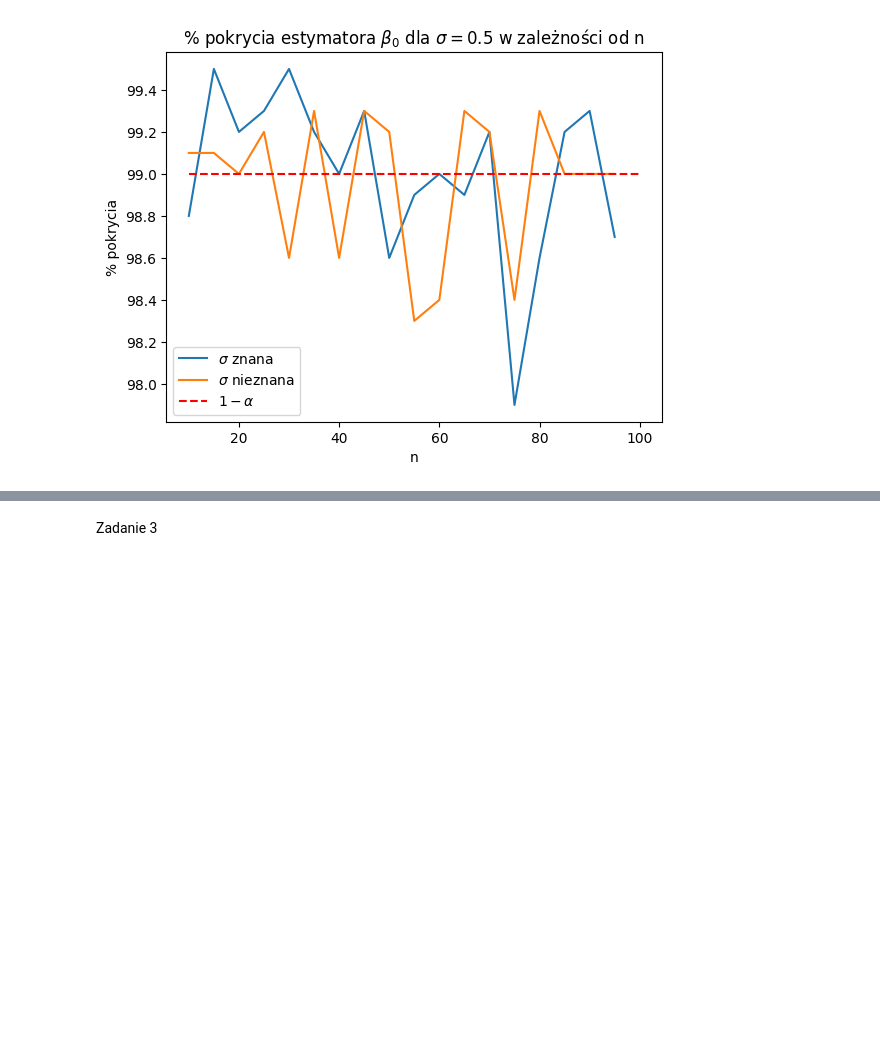
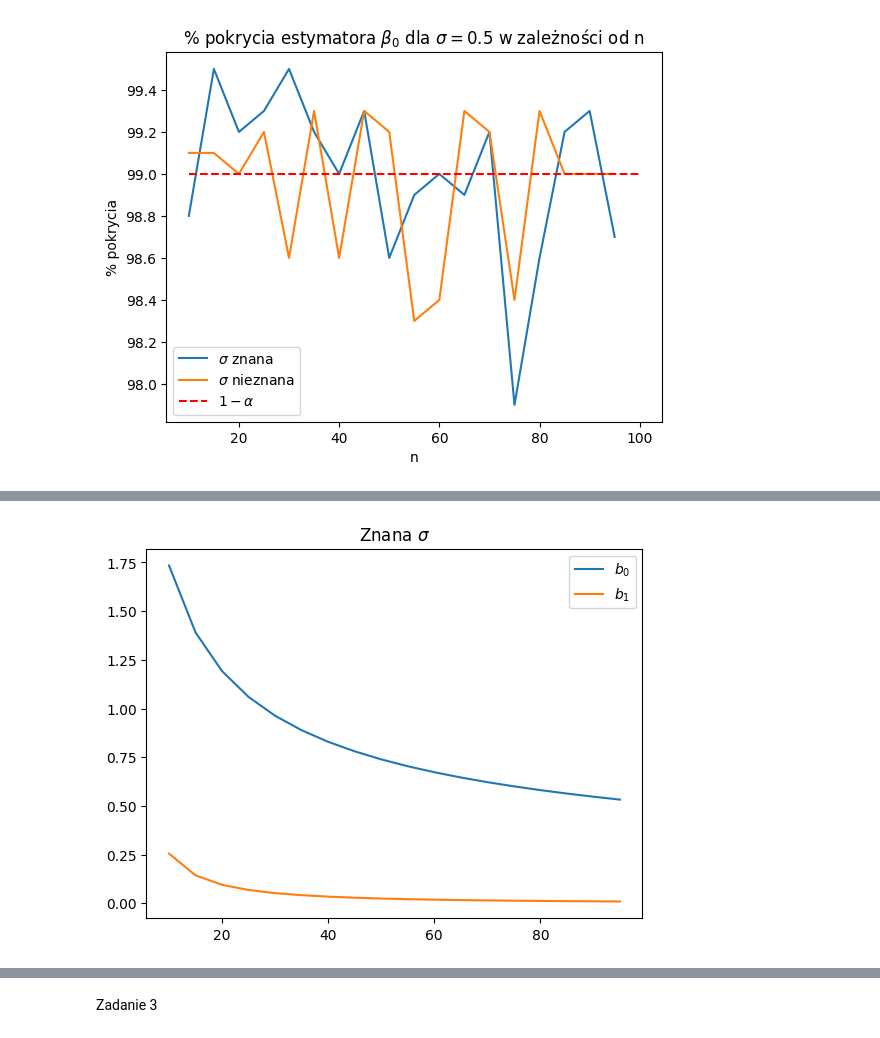
Before and after one commit to rafglo/Computer-Analysis-of-Time-Series, a Jupyter notebook: lista3.ipynb, the cells around one changed output, grey strips where cells are left out. Drawn from its saved outputs; the diff is of its cells as text; code cells hidden in the pictures; blank space fills up the shorter version.

```diff
--- a/lista3.ipynb
+++ b/lista3.ipynb
@@ -143,18 +142,0 @@ def pu_length(sigma, b0, b1, alpha,n):
-# %%
-pb1_znana = []
-pb0_znana = []
-pb1_nieznana = []
-pb0_nieznana = []
-for n in ns:
-    for _ in range(mc):
-        b1_prob_nieznana, b0_prob_nieznana = mc_test(n, sigma, b0, b1, mc, alpha, False)
-        b1_prob_znana, b0_prob_znana = mc_test(n, sigma, b0, b1, mc, alpha, True)
-        pb1_znana.append(b1_prob_znana)
-        pb0_znana.append(b0_prob_znana)
-        pb1_nieznana.append(b1_prob_nieznana)
-        pb0_nieznana.append(b0_prob_nieznana)
-# %%
-
-for n in ns:
-    b0_r, b1_r = pu_length_dif(sigma, b0, b1, alpha)
-    print(f"Różnica długości przedziałów dla alpha = {alpha}, sigma = {sigma}, n = {n}\nb1 = {b1_r}\nb2 = {b0_r}")
@@ -180,0 +143,21 @@ W wiekszości przedziały ufności dla nieznanej wariancji są dłuższe, a wię
+# %%
+dlugosc_b1_znana = []
+dlugosc_b0_znana = []
+dlugosc_b1_nieznana = []
+dlugosc_b0_nieznana = []
+for n in ns:
+    dlugosc_b1_znana_n = []
+    dlugosc_b0_znana_n = []
+    dlugosc_b1_nieznana_n = []
+    dlugosc_b0_nieznana_n = []
+    for _ in range(10):
+        b0_nieznana, b0_znana, b1_nieznana, b1_znana = pu_length(sigma, b0, b1, alpha, n)
+        dlugosc_b1_znana_n.append(b1_znana)
+        dlugosc_b0_znana_n.append(b0_znana)
+        dlugosc_b1_nieznana_n.append(b1_nieznana)
+        dlugosc_b0_nieznana_n.append(b0_nieznana)
+        print(pu_length(sigma,b0,b1,alpha,n))
+    dlugosc_b1_znana.append(np.mean(dlugosc_b1_znana_n))
+    dlugosc_b0_znana.append(np.mean(dlugosc_b0_znana_n))
+    dlugosc_b1_nieznana.append(np.mean(dlugosc_b1_nieznana_n))
+    dlugosc_b0_nieznana.append(np.mean(dlugosc_b0_nieznana_n))
@@ -180,0 +182,8 @@ W wiekszości przedziały ufności dla nieznanej wariancji są dłuższe, a wię
+# %%
+plt.plot(ns, dlugosc_b0_znana, label="$b_0$")
+plt.plot(ns, dlugosc_b1_znana, label="$b_1$")
+plt.title("Znana $\\sigma$")
+plt.legend(loc="best")
+plt.show()
+# %% [output]
+[figure, added]
```
Also changed, not shown: parts of 5 cells of this notebook.
